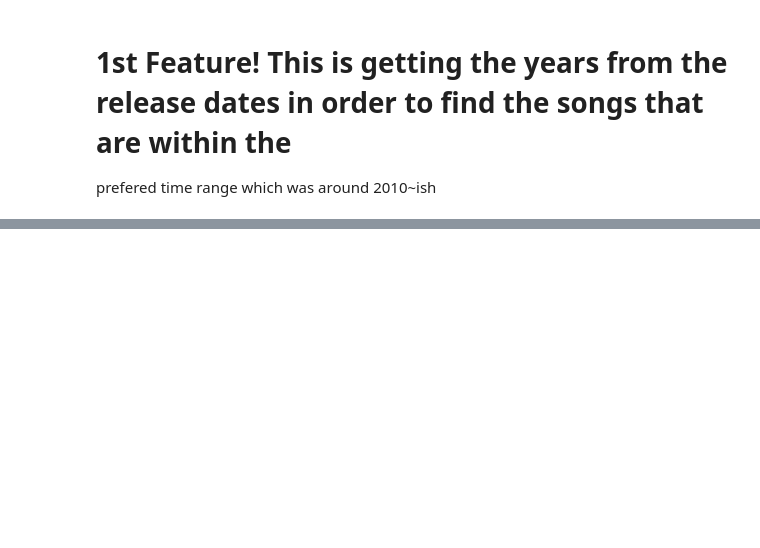
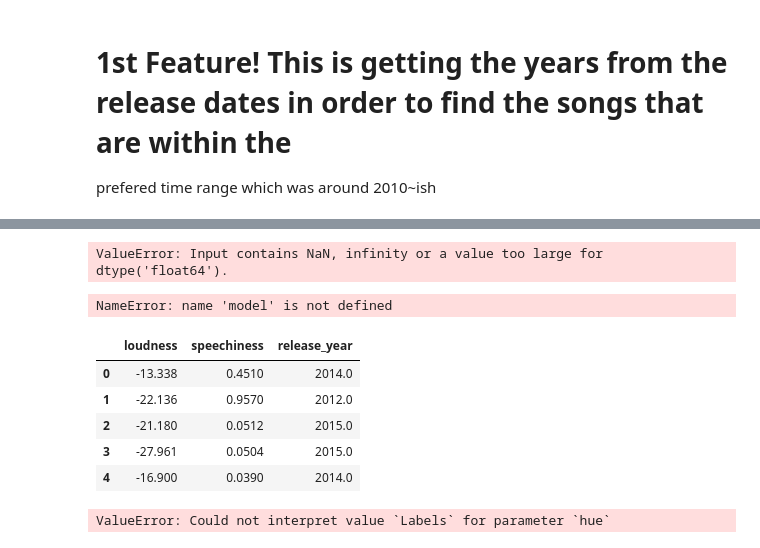
Before and after one commit to hgraoui/ML, a Jupyter notebook: Spotify Spindt/one i need.ipynb, the cells around one changed output, grey strips where cells are left out. Drawn from its saved outputs; the diff is of its cells as text; code cells hidden in the pictures; blank space fills up the shorter version.

```diff
--- a/Spotify Spindt/one i need.ipynb
+++ b/Spotify Spindt/one i need.ipynb
@@ -80,0 +153,4 @@ SyntaxError: invalid syntax (2680538975.py, line 2)
+# %%
+X = df[['loudness', 'speechiness', 'release_year']]
+# %%
+X = X[0:1000]
@@ -80,0 +170,22 @@ SyntaxError: invalid syntax (2680538975.py, line 2)
+# %%
+model = DBSCAN(eps=0.5, min_samples=2).fit(X)
+# %% [output]
+ValueError: Input contains NaN, infinity or a value too large for dtype('float64').
+# %%
+X['Labels'] = model.labels_
+# %% [output]
+NameError: name 'model' is not defined
+# %%
+X.head()
+# %% [output]
+|  | loudness | speechiness | release_year |
+| 0 | -13.338 | 0.4510 | 2014.0 |
+| 1 | -22.136 | 0.9570 | 2012.0 |
+| 2 | -21.180 | 0.0512 | 2015.0 |
+| 3 | -27.961 | 0.0504 | 2015.0 |
+| 4 | -16.900 | 0.0390 | 2014.0 |
+# %%
+import seaborn as sns
+sns.scatterplot(data=X, x="loudness", y="speechiness", hue='Labels')
+# %% [output]
+ValueError: Could not interpret value `Labels` for parameter `hue`
```
Also changed, not shown: parts of 17 cells of this notebook.
